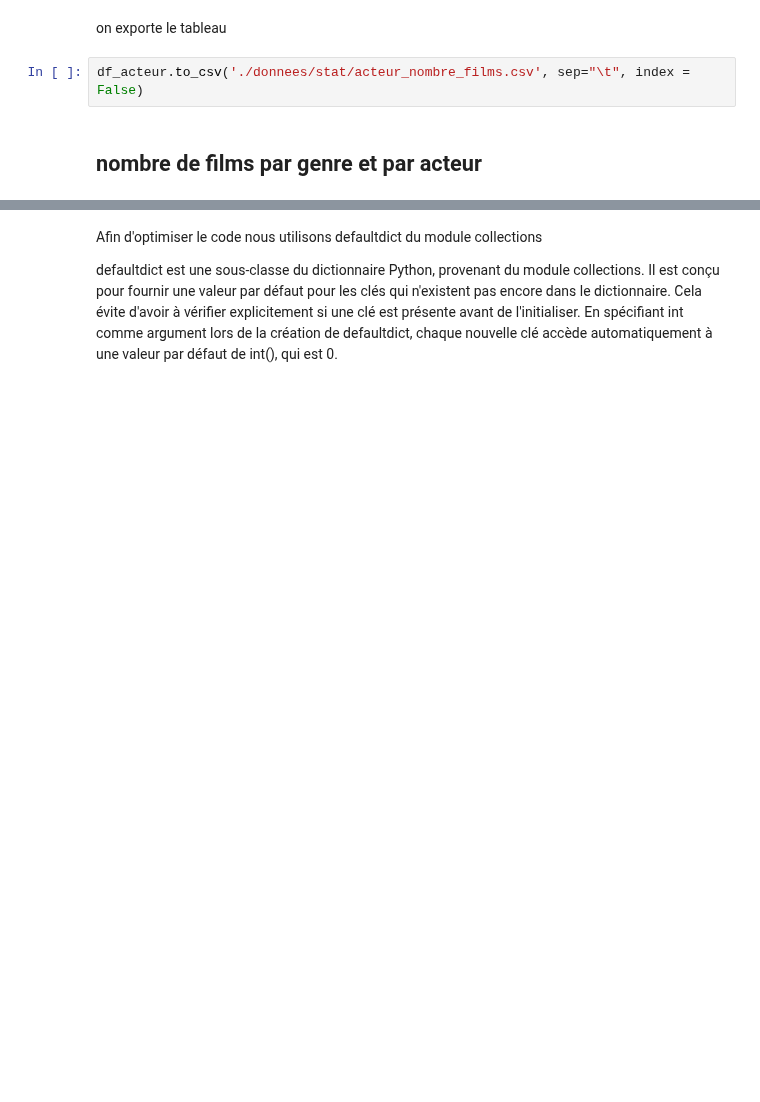
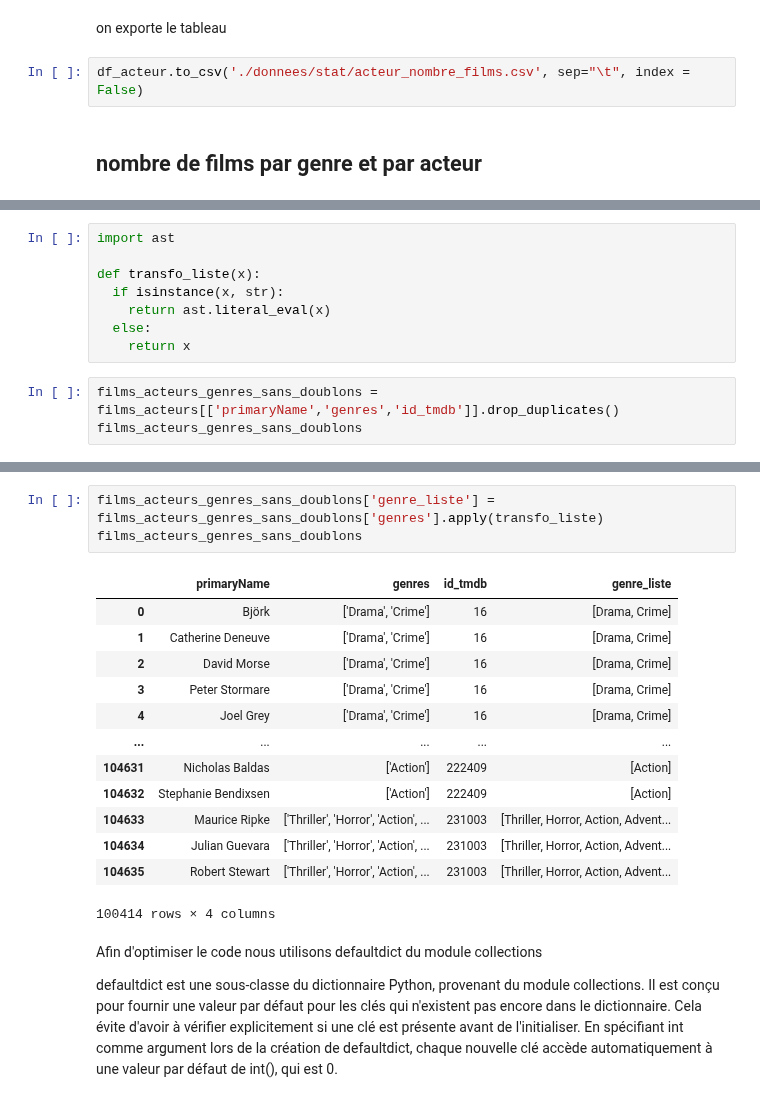
Before and after one commit to Cynthia-OK/CreuseLlywood, a Jupyter notebook: statistiques.ipynb, the cells around one changed output, grey strips where cells are left out. Cells and saved outputs as stored; diff of their text form; blank space fills up the shorter version.

Commit message:
correction bug doublon

```diff
--- a/statistiques.ipynb
+++ b/statistiques.ipynb
@@ -853,0 +863,11 @@ films_acteurs[['primaryName','genres']]
+# %%
+import ast
+
+def transfo_liste(x):
+  if isinstance(x, str):
+    return ast.literal_eval(x)
+  else:
+    return x
+# %%
+films_acteurs_genres_sans_doublons = films_acteurs[['primaryName','genres','id_tmdb']].drop_duplicates()
+films_acteurs_genres_sans_doublons
@@ -854,3 +888,20 @@ films_acteurs[['primaryName','genres']]
+# %%
+films_acteurs_genres_sans_doublons['genre_liste'] = films_acteurs_genres_sans_doublons['genres'].apply(transfo_liste)
+films_acteurs_genres_sans_doublons
+# %% [output]
+|  | primaryName | genres | id_tmdb | genre_liste |
+| 0 | Björk | ['Drama', 'Crime'] | 16 | [Drama, Crime] |
+| 1 | Catherine Deneuve | ['Drama', 'Crime'] | 16 | [Drama, Crime] |
+| 2 | David Morse | ['Drama', 'Crime'] | 16 | [Drama, Crime] |
+| 3 | Peter Stormare | ['Drama', 'Crime'] | 16 | [Drama, Crime] |
+| 4 | Joel Grey | ['Drama', 'Crime'] | 16 | [Drama, Crime] |
+| ... | ... | ... | ... | ... |
+| 104631 | Nicholas Baldas | ['Action'] | 222409 | [Action] |
+| 104632 | Stephanie Bendixsen | ['Action'] | 222409 | [Action] |
+| 104633 | Maurice Ripke | ['Thriller', 'Horror', 'Action', ... | 231003 | [Thriller, Horror, Action, Advent... |
+| 104634 | Julian Guevara | ['Thriller', 'Horror', 'Action', ... | 231003 | [Thriller, Horror, Action, Advent... |
+| 104635 | Robert Stewart | ['Thriller', 'Horror', 'Action', ... | 231003 | [Thriller, Horror, Action, Advent... |
+100414 rows × 4 columns
 # %% [markdown]
 Afin d'optimiser le code nous utilisons defaultdict du module collections
 
```
Also changed, not shown: parts of 9 cells of this notebook, 9 other files.
